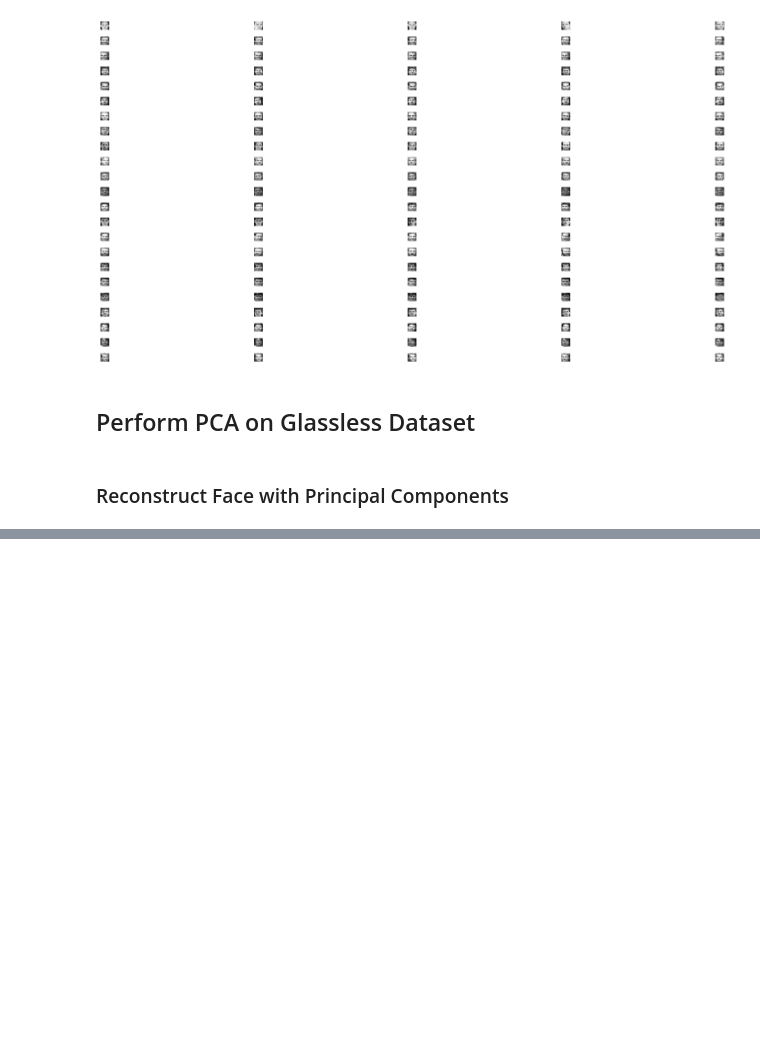
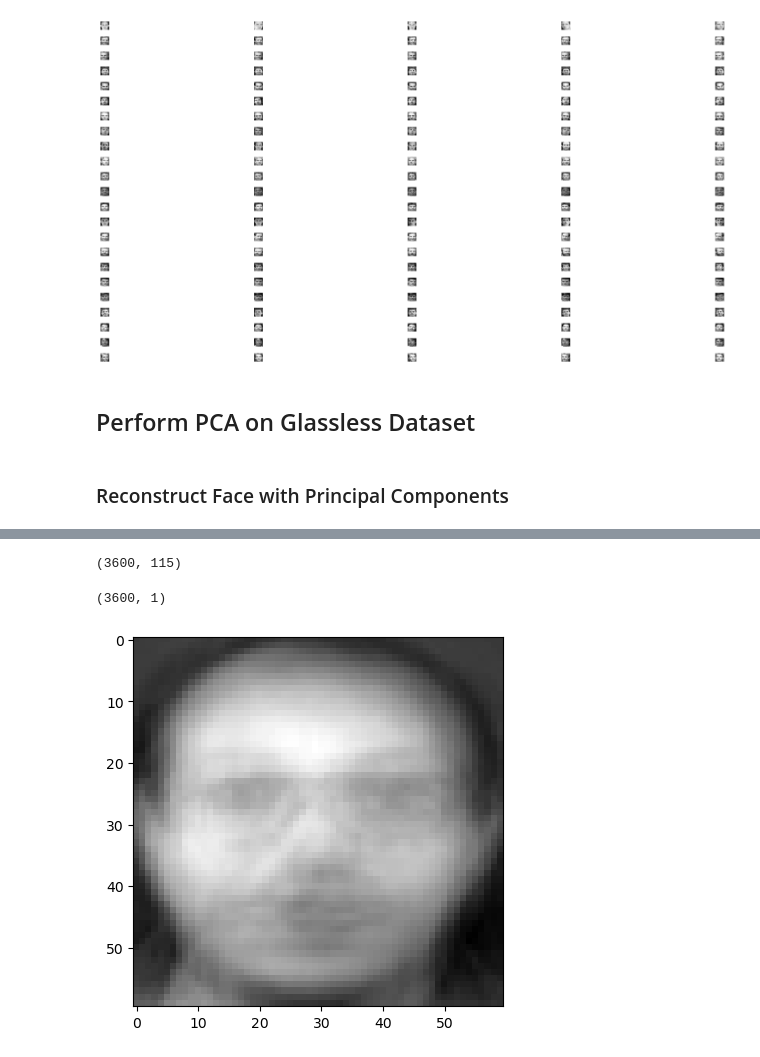
Before and after one commit to sebastian110203/COGS118BProject, a Jupyter notebook: Cogs118b_Project.ipynb, the cells around one changed output, grey strips where cells are left out. Drawn from its saved outputs; the diff is of its cells as text; code cells hidden in the pictures; blank space fills up the shorter version.

```diff
--- a/Cogs118b_Project.ipynb
+++ b/Cogs118b_Project.ipynb
@@ -88,0 +108,34 @@ display_pgm_images(images, selected_people, selected_imgs)
+# %%
+# Create Dataset of Male and With Glasses
+all_faces = set(range(40))
+selected_people2 = list(all_faces - set(selected_people))
+male_yes_glasses_imgs = np.array([images[i] for i in selected_people2])
+
+
+# Create Dataset for male with glasses to perform PCA with
+num_people2 = len(selected_people2)
+num_pictures = len(selected_imgs)
+num_pixels = 60 * 60
+ds_2 = np.zeros((num_people2, num_pictures, num_pixels))
+
+# flatten pixels
+for i in range(num_people2):
+    for j in range(num_pictures):
+        ds_2[i][j] = flatten_matrix(male_yes_glasses_imgs[i][j])
+
+# Flatten pictures
+ds_2 = ds_2.reshape(num_people2 * num_pictures, num_pixels)
+ds_2 = ds_2.T
+print(ds.shape)
+
+
+# compute the mean face of people without glasses
+meanface_with_glasses = np.mean(ds_2, axis = 1)
+meanface_with_glasses = meanface_with_glasses[:, np.newaxis]
+
+viewcolumn(meanface_with_glasses)
+meanface_with_glasses.shape
+# %% [output]
+(3600, 115)
+(3600, 1)
+[figure, added]
```
Also changed, not shown: parts of 6 cells of this notebook.
